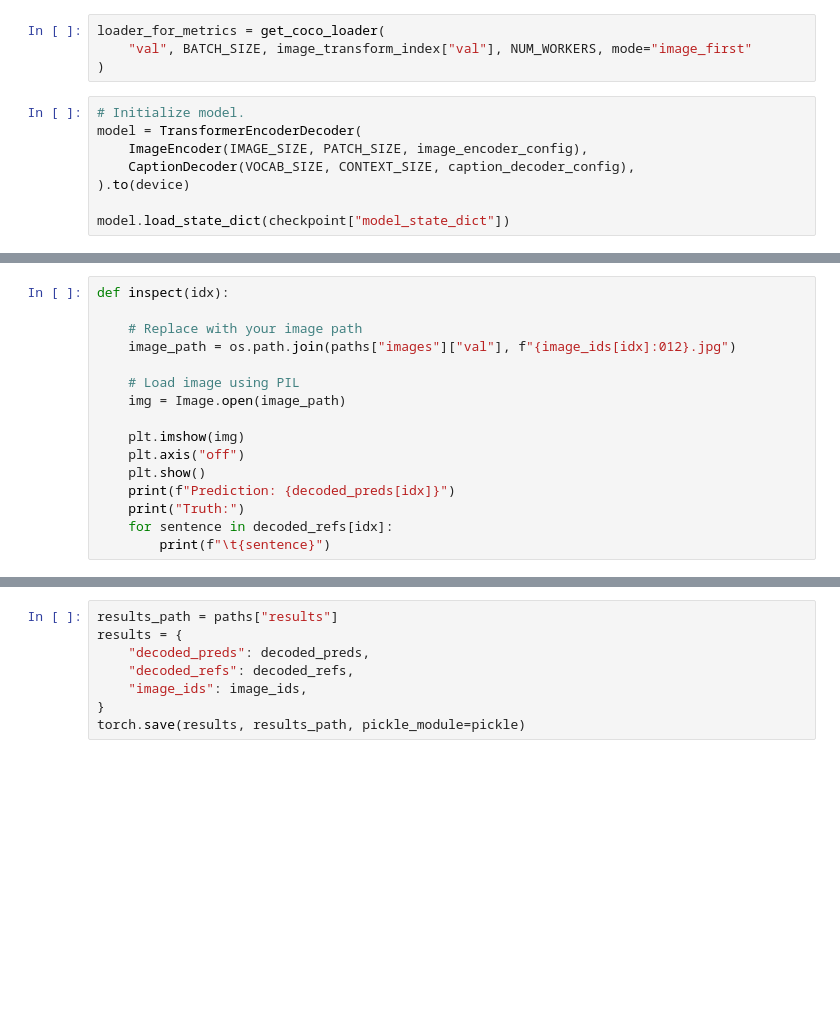
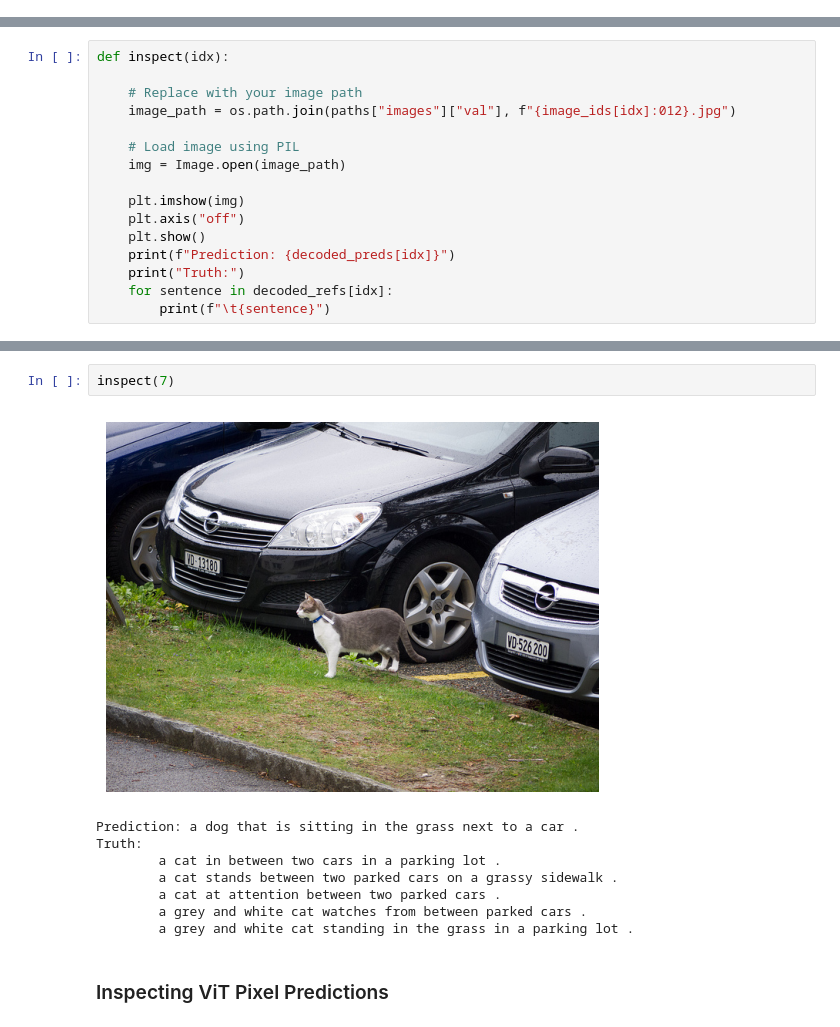
Before and after one commit to michaelkosmider/image_captioning, a Jupyter notebook: results.ipynb, the cells around one changed output, grey strips where cells are left out. Drawn from its saved outputs; the diff is of its cells as text; blank space fills up the shorter version.

```diff
--- a/results.ipynb
+++ b/results.ipynb
@@ -104,12 +64,0 @@ config["caption_decoder"]["dropout"]
-# %%
-loader_for_metrics = get_coco_loader(
-    "val", BATCH_SIZE, image_transform_index["val"], NUM_WORKERS, mode="image_first"
-)
-# %%
-# Initialize model.
-model = TransformerEncoderDecoder(
-    ImageEncoder(IMAGE_SIZE, PATCH_SIZE, image_encoder_config),
-    CaptionDecoder(VOCAB_SIZE, CONTEXT_SIZE, caption_decoder_config),
-).to(device)
-
-model.load_state_dict(checkpoint["model_state_dict"])
@@ -177,8 +233,13 @@ NameError: name 'inspect' is not defined
-# %%
-results_path = paths["results"]
-results = {
-    "decoded_preds": decoded_preds,
-    "decoded_refs": decoded_refs,
-    "image_ids": image_ids,
-}
-torch.save(results, results_path, pickle_module=pickle)
+# %%
+inspect(7)
+# %% [output]
+[figure, added]
+Prediction: a dog that is sitting in the grass next to a car .
+Truth:
+        a cat in between two cars in a parking lot .
+        a cat stands between two parked cars on a grassy sidewalk .
+        a cat at attention between two parked cars .
+        a grey and white cat watches from between parked cars .
+        a grey and white cat standing in the grass in a parking lot .
+# %% [markdown]
+### Inspecting ViT Pixel Predictions
```
Also changed, not shown: parts of 30 cells of this notebook, 10 other files.
